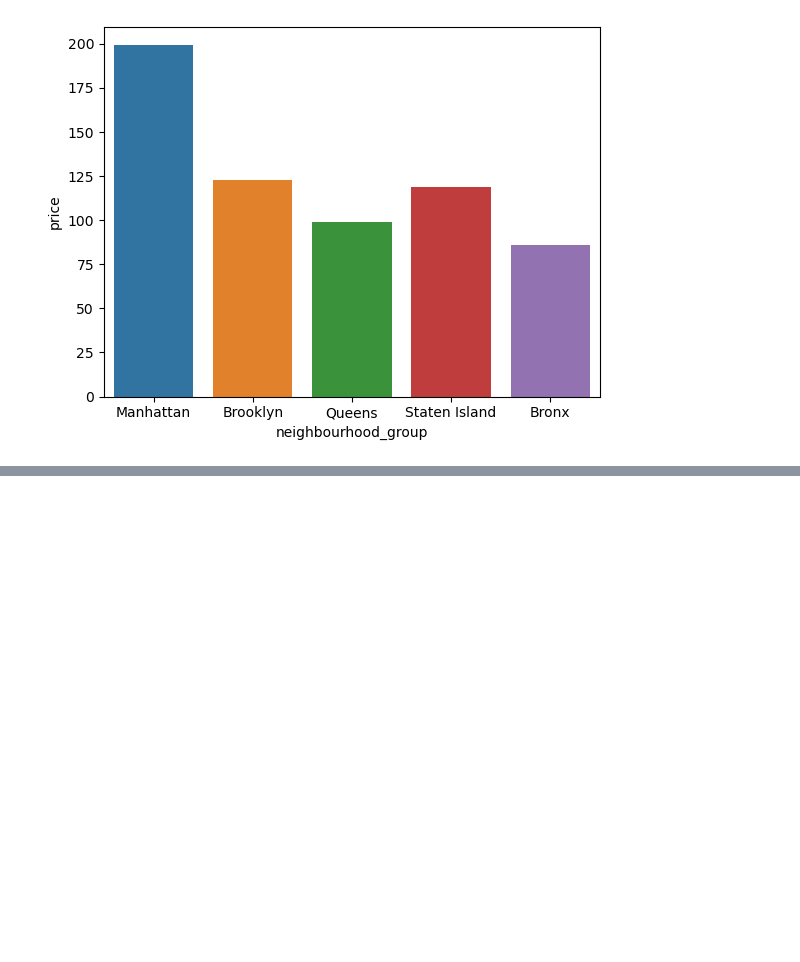
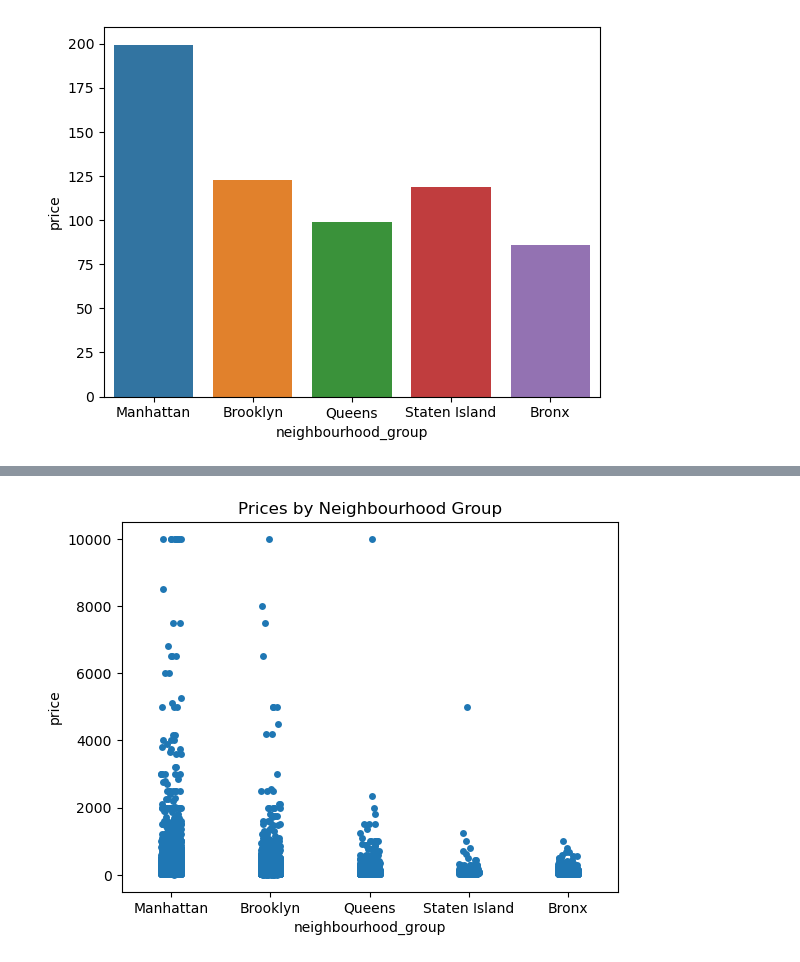
Before and after one commit to Tebrihk/qualitative_data_visualization, a Jupyter notebook: visualizing_qualitative_data.ipynb, the cells around one changed output, grey strips where cells are left out. Saved outputs shown, nothing was run; the diff lists cells and outputs as text; code cells hidden in the pictures; blank space fills up the shorter version.

```diff
--- a/visualizing_qualitative_data.ipynb
+++ b/visualizing_qualitative_data.ipynb
@@ -45,0 +60,6 @@ The `ci` parameter is deprecated. Use `errorbar=('ci', False)` for the same effe
+# %%
+sn.stripplot(x='neighbourhood_group', y='price', data=listing, jitter=True)
+plt.title("Prices by Neighbourhood Group")
+plt.show()
+# %% [output]
+[figure, added]
```
Also changed, not shown: parts of 5 cells of this notebook.
